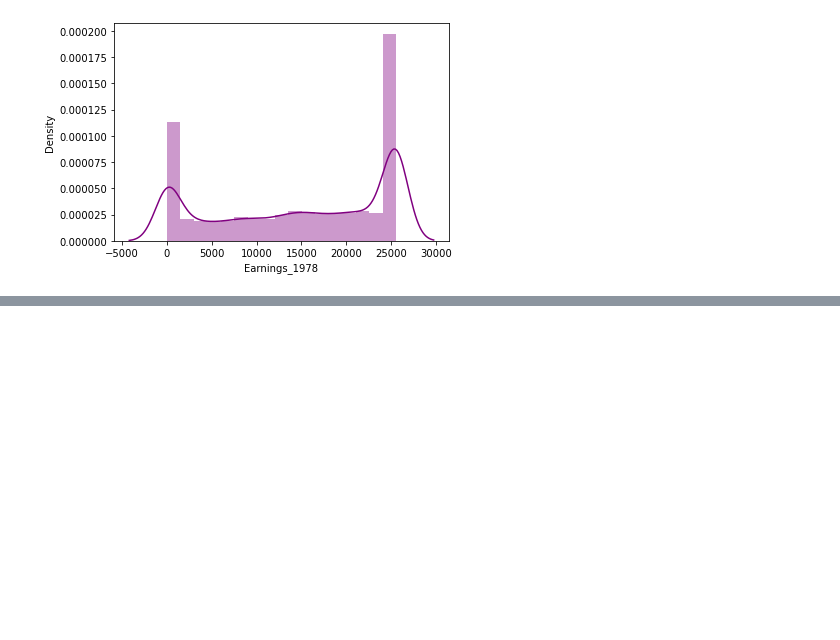
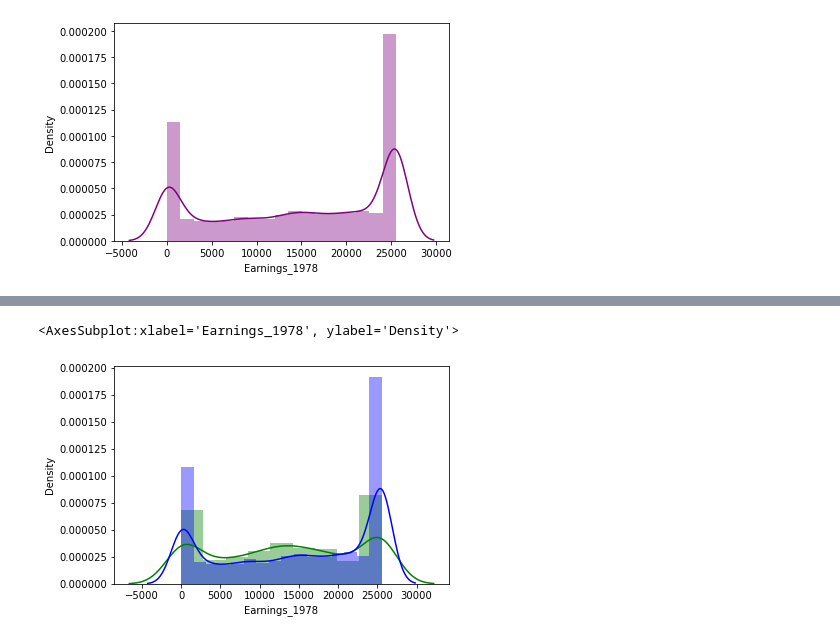
Before and after one commit to allyryry/DATA-3450--Assignment-1, a Jupyter notebook: Assignment1.ipynb, the cells around one changed output, grey strips where cells are left out. Cells and saved outputs as stored; diff of their text form; code cells hidden in the pictures; blank space fills up the shorter version.

```diff
--- a/Assignment1.ipynb
+++ b/Assignment1.ipynb
@@ -113,6 +105,6 @@ Name: Eduacation, dtype: int64
 # %%
 not_hisp = df[df["Hisp"] == "NotHispanic"]
-hisp = df[df["Hisp"] == "hispanic"]
+hispanic = df[df["Hisp"] == "hispanic"]
 df["Hisp"].value_counts()
 # %% [output]
 NotHispanic    14840
@@ -293,0 +311,7 @@ TypeError: unsupported operand type(s) for -: 'str' and 'float'
+# %%
+#Hispanic vs. Not Hispanic impact on Earnings_1978
+sns.distplot(hispanic["Earnings_1978"], kde_kws={"label":"Value"}, hist_kws={"label":"Value"}, color="green")
+sns.distplot(not_hisp["Earnings_1978"], kde_kws={"label":"Value"}, hist_kws={"label":"Value"}, color="blue", label="Not Black")
+# %% [output]
+<AxesSubplot:xlabel='Earnings_1978', ylabel='Density'>
+[figure, added]
```
Also changed, not shown: parts of 8 cells of this notebook.
